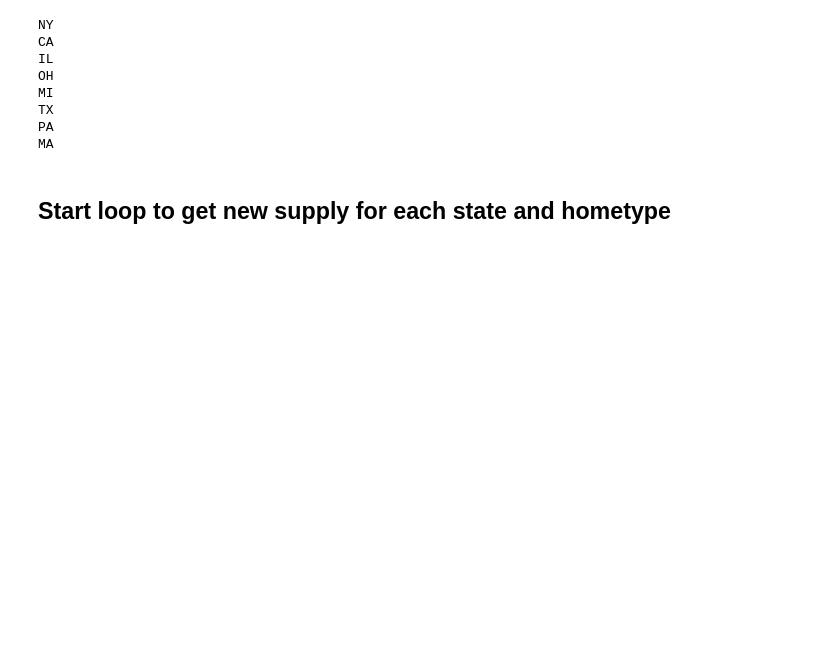
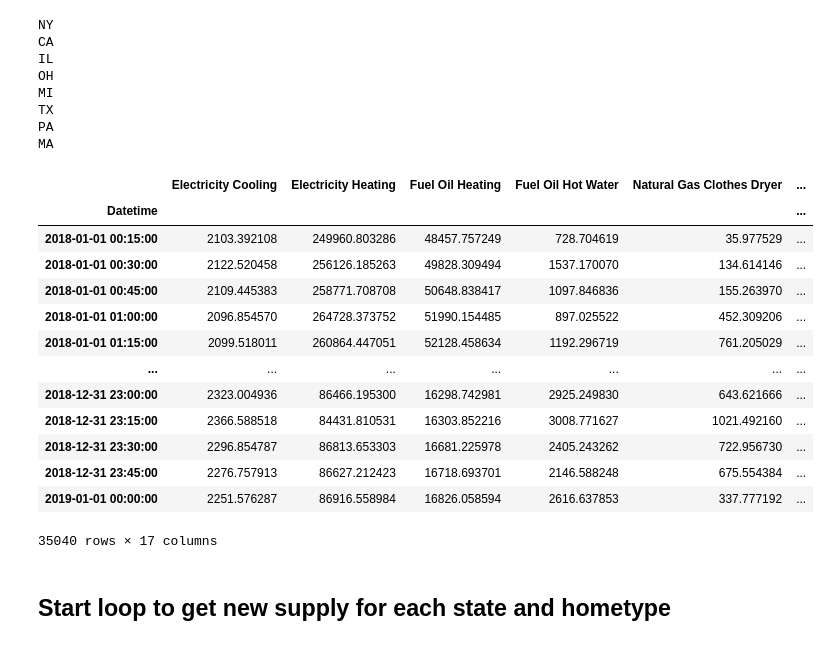
Before and after one commit to slacgismo/electrification-loadshape-analysis, a Jupyter notebook: task2_report_national/residential_loadshape_analysis.ipynb, the cells around one changed output. Drawn from its saved outputs; the diff is of its cells as text; code cells hidden in the pictures; blank space fills up the shorter version.

```diff
--- a/task2_report_national/residential_loadshape_analysis.ipynb
+++ b/task2_report_national/residential_loadshape_analysis.ipynb
@@ -99,6 +100,23 @@ MI
 TX
 PA
 MA
+# %%
+data[f"{state}_{hometype}"]
+# %% [output]
+|  | Electricity Cooling | Electricity Heating | Fuel Oil Heating | Fuel Oil Hot Water | Natural Gas Clothes Dryer | ... |
+| Datetime |  |  |  |  |  | ... |
+| 2018-01-01 00:15:00 | 2103.392108 | 249960.803286 | 48457.757249 | 728.704619 | 35.977529 | ... |
+| 2018-01-01 00:30:00 | 2122.520458 | 256126.185263 | 49828.309494 | 1537.170070 | 134.614146 | ... |
+| 2018-01-01 00:45:00 | 2109.445383 | 258771.708708 | 50648.838417 | 1097.846836 | 155.263970 | ... |
+| 2018-01-01 01:00:00 | 2096.854570 | 264728.373752 | 51990.154485 | 897.025522 | 452.309206 | ... |
+| 2018-01-01 01:15:00 | 2099.518011 | 260864.447051 | 52128.458634 | 1192.296719 | 761.205029 | ... |
+| ... | ... | ... | ... | ... | ... | ... |
+| 2018-12-31 23:00:00 | 2323.004936 | 86466.195300 | 16298.742981 | 2925.249830 | 643.621666 | ... |
+| 2018-12-31 23:15:00 | 2366.588518 | 84431.810531 | 16303.852216 | 3008.771627 | 1021.492160 | ... |
+| 2018-12-31 23:30:00 | 2296.854787 | 86813.653303 | 16681.225978 | 2405.243262 | 722.956730 | ... |
+| 2018-12-31 23:45:00 | 2276.757913 | 86627.212423 | 16718.693701 | 2146.588248 | 675.554384 | ... |
+| 2019-01-01 00:00:00 | 2251.576287 | 86916.558984 | 16826.058594 | 2616.637853 | 337.777192 | ... |
+35040 rows × 17 columns
 # %% [markdown]
 ## Start loop to get new supply for each state and hometype
 # %%
```
Also changed, not shown: parts of 1 cell of this notebook, 1 other file.
